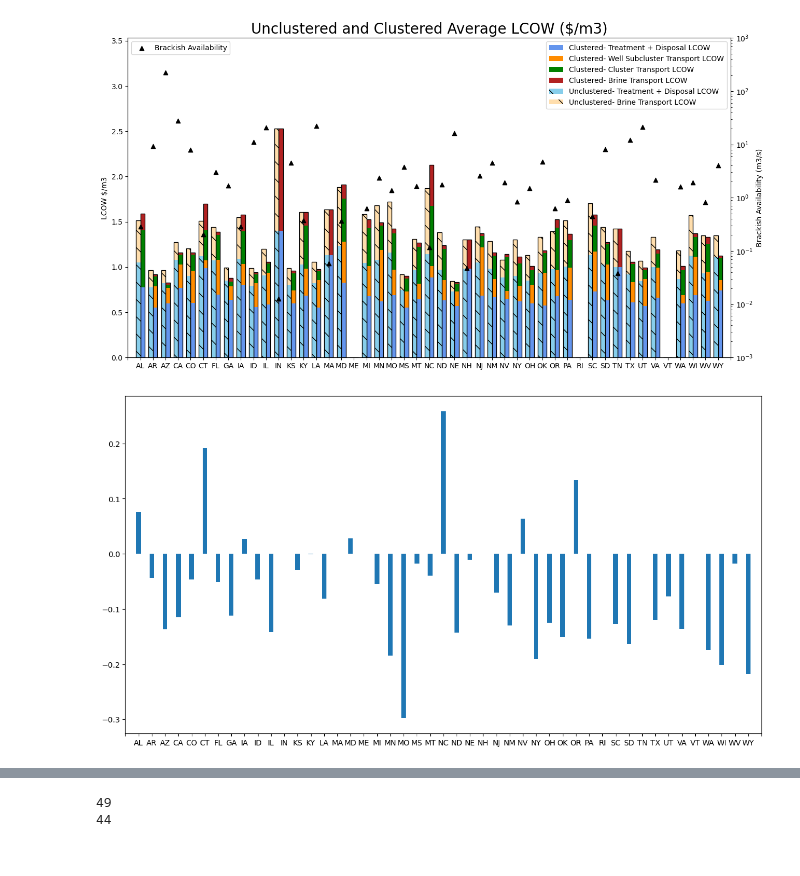
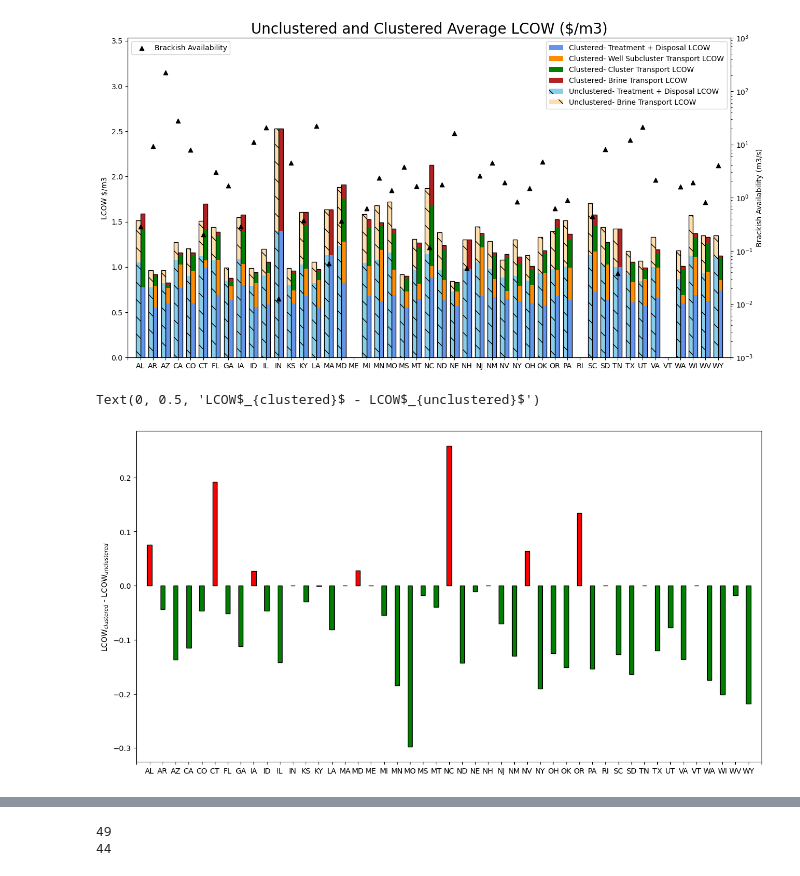
Before and after one commit to MuktaHardikar/WaterTAP3, a Jupyter notebook: watertap3/watertap3/brackish_results_summary.ipynb, the cells around one changed output, grey strips where cells are left out. Drawn from its saved outputs; the diff is of its cells as text; code cells hidden in the pictures.

```diff
--- a/watertap3/watertap3/brackish_results_summary.ipynb
+++ b/watertap3/watertap3/brackish_results_summary.ipynb
@@ -397,16 +395,20 @@ ax0.legend(loc='upper left')
 # %%
 lcow_diff_df= clustered_lcow_state_df
 lcow_diff_df['LCOW($/m3)'] =clustered_lcow_state_df['Cluster LCOW($/m3)']-unclustered_lcow_state_df['Treatment + Disposal LCOW($/m3)']  - unclustered_lcow_state_df['Brine Transport LCOW($/m3)']
 # plot_bar(lcow_diff_df, "Change LCOW($/m3)", ydata = 'LCOW($/m3)', scale = 'norm', ydata_units ='LCOW $/m3')
+
 fig, ax = plt.subplots(figsize=(15,8))
-ax.bar(x,lcow_diff_df['LCOW($/m3)'],width=0.35)
+lcow_diff_color = [('green' if p < 0 else 'red') for p in lcow_diff_df['LCOW($/m3)']]
+ax.bar(x,lcow_diff_df['LCOW($/m3)'],width=0.35, color=lcow_diff_color, edgecolor='black')
 ticklabels = np.concatenate(([' '],df['state_alpha'],[' ']))
 ax.set_xticklabels(ticklabels)
 ax.set_xlim([-1,47])
 ax.xaxis.set_major_locator(plt.MaxNLocator(len(df['state_alpha'])+1))
+ax.set_ylabel(r'LCOW$_{clustered}$ - LCOW$_{unclustered}$')
 # ax.set_ylim([-3.5,3.5])
 # %% [output]
+Text(0, 0.5, 'LCOW$_{clustered}$ - LCOW$_{unclustered}$')
-[figure, old version]
+[figure, new version]
 # %%
 # Powerplant demand map
 
```
Also changed, not shown: parts of 11 cells of this notebook, 1 other file.
